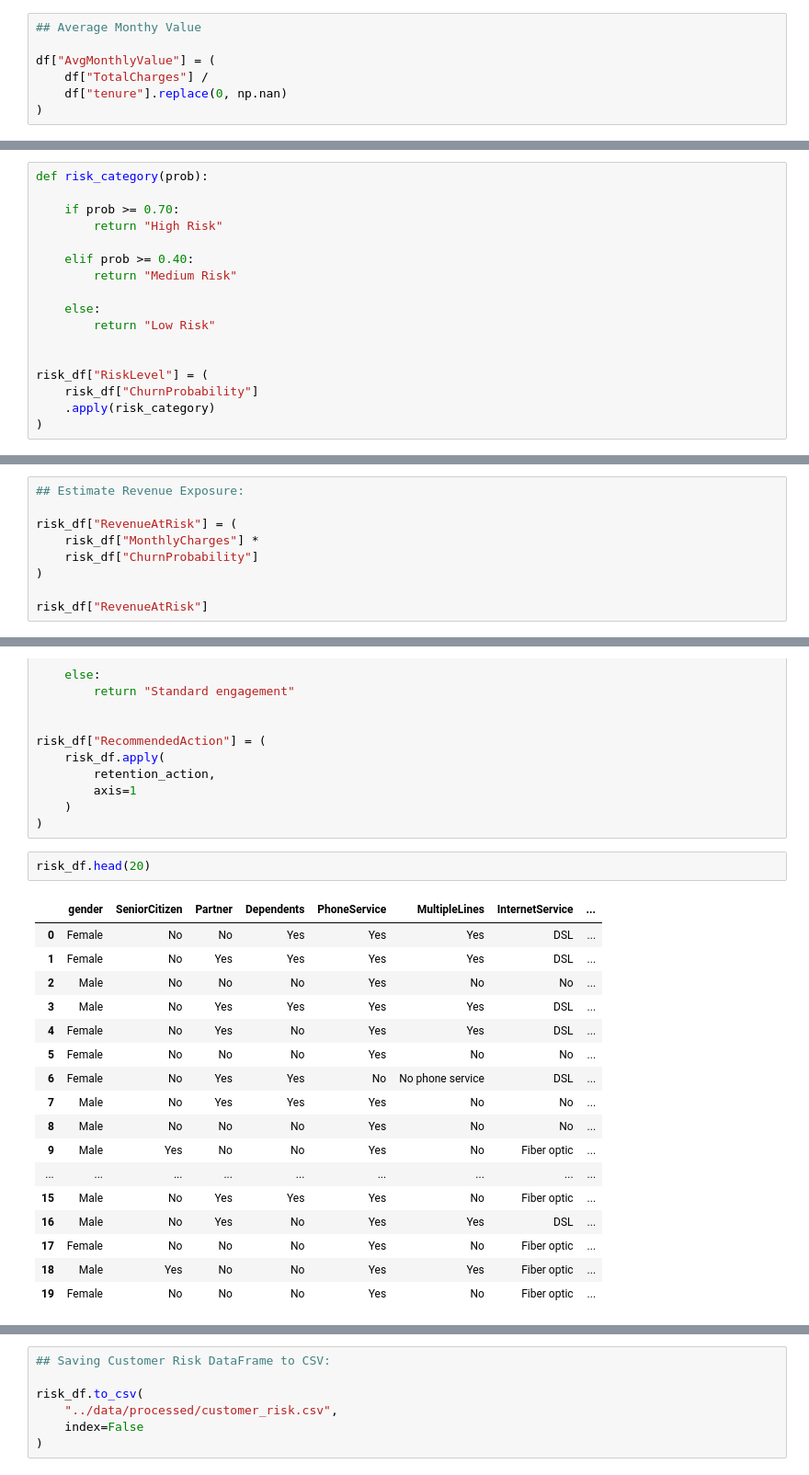
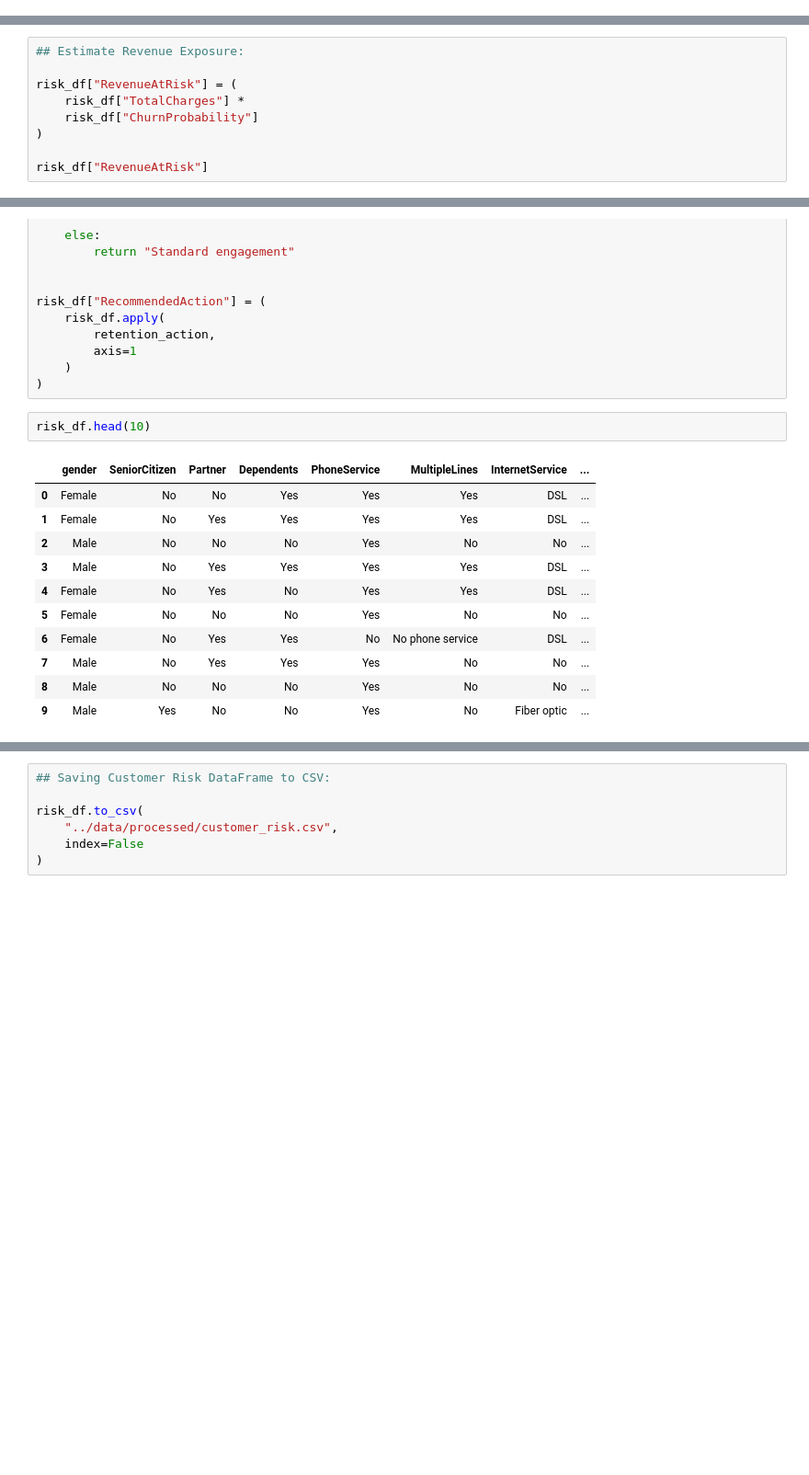
Before and after one commit to tamaxhh/Customer-Churn-Prediction, a Jupyter notebook: notebook/Customer Churn Prediction.ipynb, the cells around one changed output, grey strips where cells are left out. Shown at 92% size. Saved outputs shown, nothing was run; the diff lists cells and outputs as text; blank space fills up the shorter version.

```diff
--- a/notebook/Customer Churn Prediction.ipynb
+++ b/notebook/Customer Churn Prediction.ipynb
@@ -251,10 +251,3 @@ df
 | 3736 | Male | Yes | No | No | 43 | Yes | No | Fiber optic | ... |
 | 3737 | Female | No | No | No | 1 | Yes | No | DSL | ... |
 3733 rows × 30 columns
-# %%
-## Average Monthy Value
-
-df["AvgMonthlyValue"] = (
-    df["TotalCharges"] /
-    df["tenure"].replace(0, np.nan)
-)
@@ -795,20 +775,3 @@ Customer Probabilities: [0.34 0.18 0.11 ... 0.1  0.59 0.85]
 risk_df = df.copy()
 
 risk_df["ChurnProbability"] = customer_probability
-# %%
-def risk_category(prob):
-
-    if prob >= 0.70:
-        return "High Risk"
-
-    elif prob >= 0.40:
-        return "Medium Risk"
-
-    else:
-        return "Low Risk"
-
-
-risk_df["RiskLevel"] = (
-    risk_df["ChurnProbability"]
-    .apply(risk_category)
-)
@@ -846,7 +794,7 @@ Name: MonthlyCharges, Length: 3733, dtype: float64
 ## Estimate Revenue Exposure:
 
 risk_df["RevenueAtRisk"] = (
-    risk_df["MonthlyCharges"] *
+    risk_df["TotalCharges"] *
     risk_df["ChurnProbability"]
 )
 
@@ -924,22 +872,16 @@ risk_df["RecommendedAction"] = (
     )
 )
 # %%
-risk_df.head(20)
+risk_df.head(10)
 # %% [output]
 |  | gender | SeniorCitizen | Partner | Dependents | PhoneService | MultipleLines | InternetService | ... |
 | 0 | Female | No | No | Yes | Yes | Yes | DSL | ... |
 | 1 | Female | No | Yes | Yes | Yes | Yes | DSL | ... |
 | 2 | Male | No | No | No | Yes | No | No | ... |
 | 3 | Male | No | Yes | Yes | Yes | Yes | DSL | ... |
 | 4 | Female | No | Yes | No | Yes | Yes | DSL | ... |
 | 5 | Female | No | No | No | Yes | No | No | ... |
 | 6 | Female | No | Yes | Yes | No | No phone service | DSL | ... |
 | 7 | Male | No | Yes | Yes | Yes | No | No | ... |
 | 8 | Male | No | No | No | Yes | No | No | ... |
 | 9 | Male | Yes | No | No | Yes | No | Fiber optic | ... |
-| ... | ... | ... | ... | ... | ... | ... | ... | ... |
-| 15 | Male | No | Yes | Yes | Yes | No | Fiber optic | ... |
-| 16 | Male | No | Yes | No | Yes | Yes | DSL | ... |
-| 17 | Female | No | No | No | Yes | No | Fiber optic | ... |
-| 18 | Male | Yes | No | No | Yes | Yes | Fiber optic | ... |
-| 19 | Female | No | No | No | Yes | No | Fiber optic | ... |
```
Also changed, not shown: parts of 18 cells of this notebook, 2 other files.
